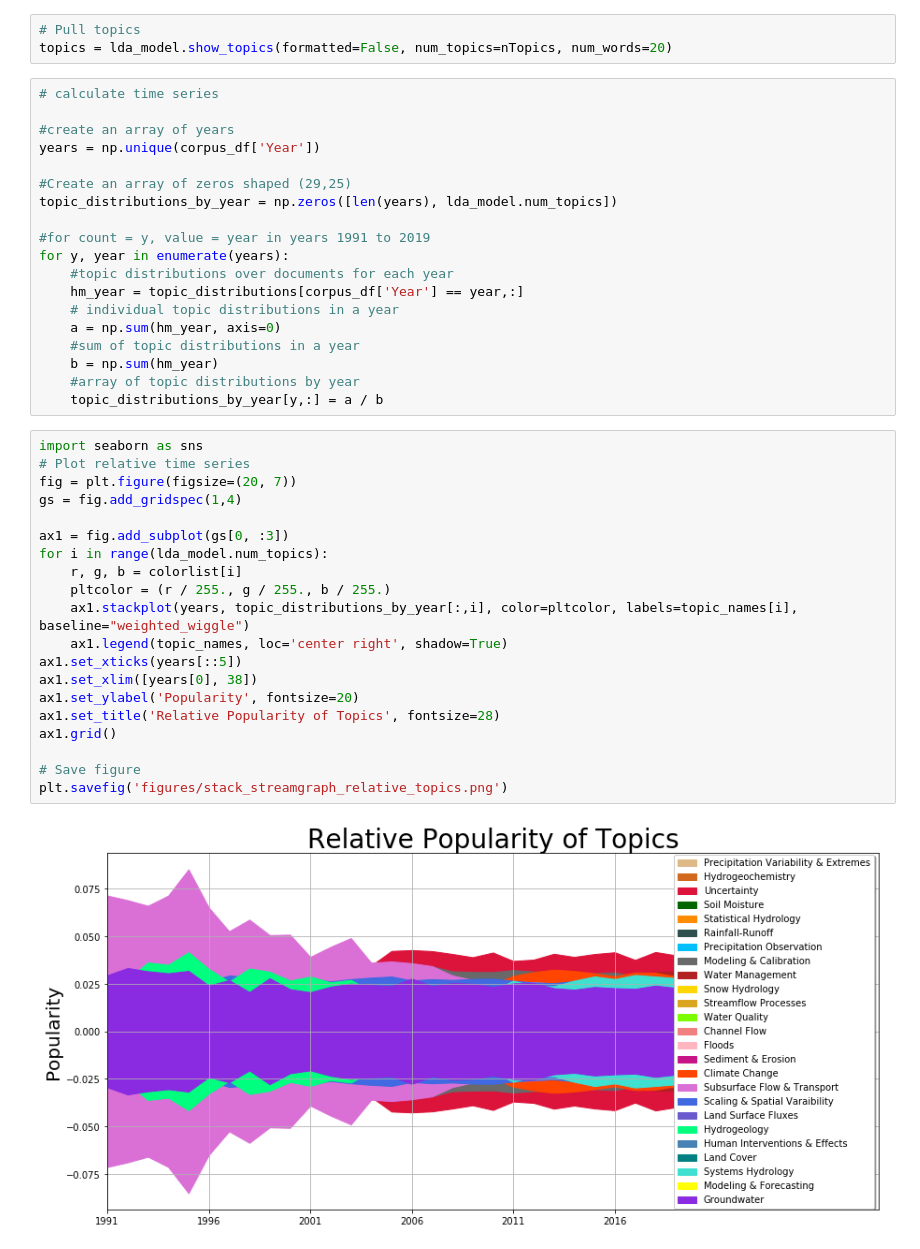
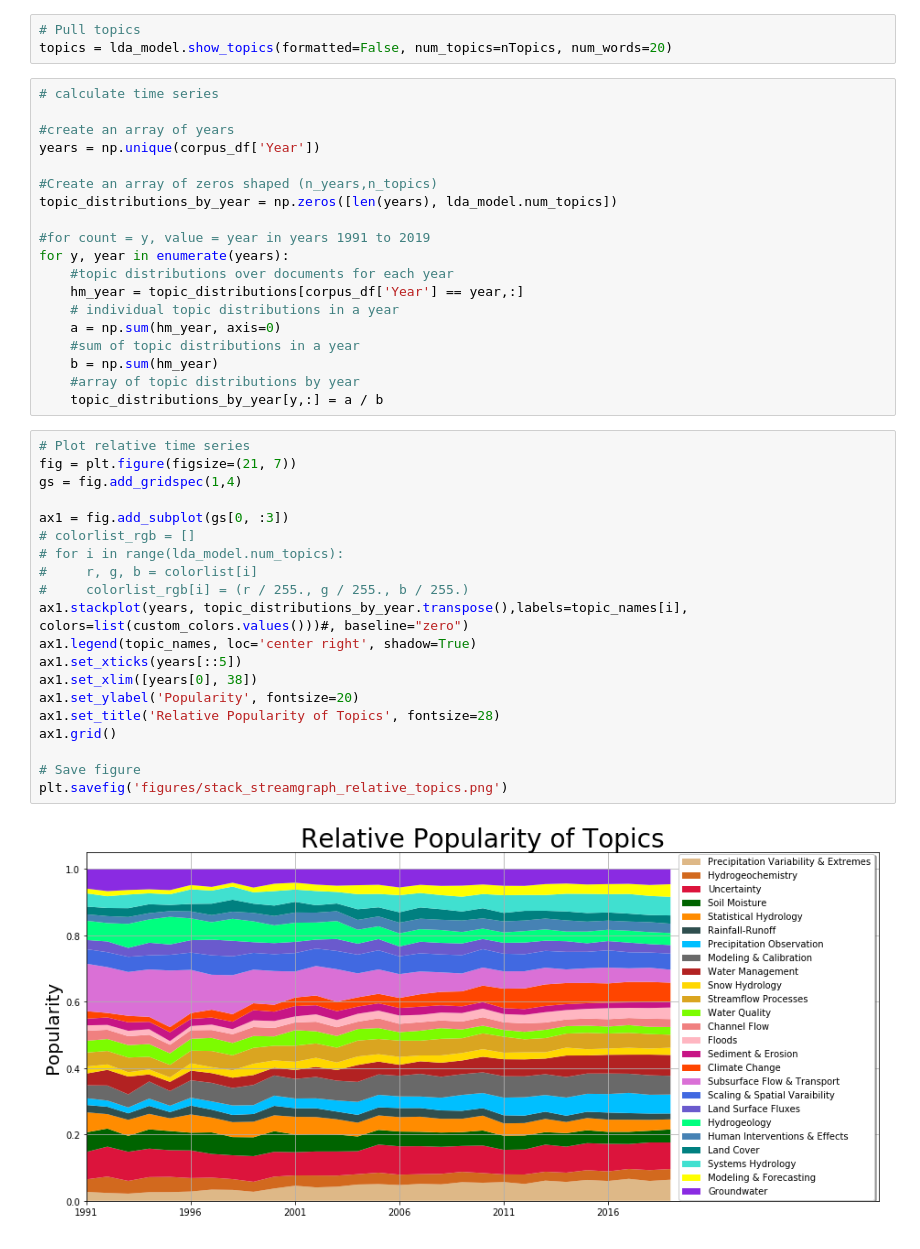
Before and after one commit to mashrekur/topic_modeling_hydrology, a Jupyter notebook: stacked_plot.ipynb, the cells around one changed output. Cells and saved outputs as stored; diff of their text form.

Commit message:
created stacked area plot for relative topics distribution

```diff
--- a/stacked_plot.ipynb
+++ b/stacked_plot.ipynb
@@ -95,7 +91,7 @@ topics = lda_model.show_topics(formatted=False, num_topics=nTopics, num_words=20
 #create an array of years
 years = np.unique(corpus_df['Year'])
 
-#Create an array of zeros shaped (29,25)
+#Create an array of zeros shaped (n_years,n_topics)
 topic_distributions_by_year = np.zeros([len(years), lda_model.num_topics])
 
 #for count = y, value = year in years 1991 to 2019
@@ -109,24 +105,24 @@ for y, year in enumerate(years):
     #array of topic distributions by year
     topic_distributions_by_year[y,:] = a / b
 # %%
-import seaborn as sns
 # Plot relative time series
-fig = plt.figure(figsize=(20, 7))
+fig = plt.figure(figsize=(21, 7))
 gs = fig.add_gridspec(1,4)
 
 ax1 = fig.add_subplot(gs[0, :3])
-for i in range(lda_model.num_topics):
-    r, g, b = colorlist[i]
-    pltcolor = (r / 255., g / 255., b / 255.)
-    ax1.stackplot(years, topic_distributions_by_year[:,i], color=pltcolor, labels=topic_names[i], baseline="weighted_wiggle")
-    ax1.legend(topic_names, loc='center right', shadow=True)
+# colorlist_rgb = []
+# for i in range(lda_model.num_topics):
+#     r, g, b = colorlist[i]
+#     colorlist_rgb[i] = (r / 255., g / 255., b / 255.)
+ax1.stackplot(years, topic_distributions_by_year.transpose(),labels=topic_names[i], colors=list(custom_colors.values()))#, baseline="zero")
+ax1.legend(topic_names, loc='center right', shadow=True)
 ax1.set_xticks(years[::5])
 ax1.set_xlim([years[0], 38])
 ax1.set_ylabel('Popularity', fontsize=20)
 ax1.set_title('Relative Popularity of Topics', fontsize=28)
 ax1.grid()
 
 # Save figure
 plt.savefig('figures/stack_streamgraph_relative_topics.png')
 # %% [output]
-[figure, old version]
+[figure, new version]
```
Also changed, not shown: parts of 1 cell of this notebook.
